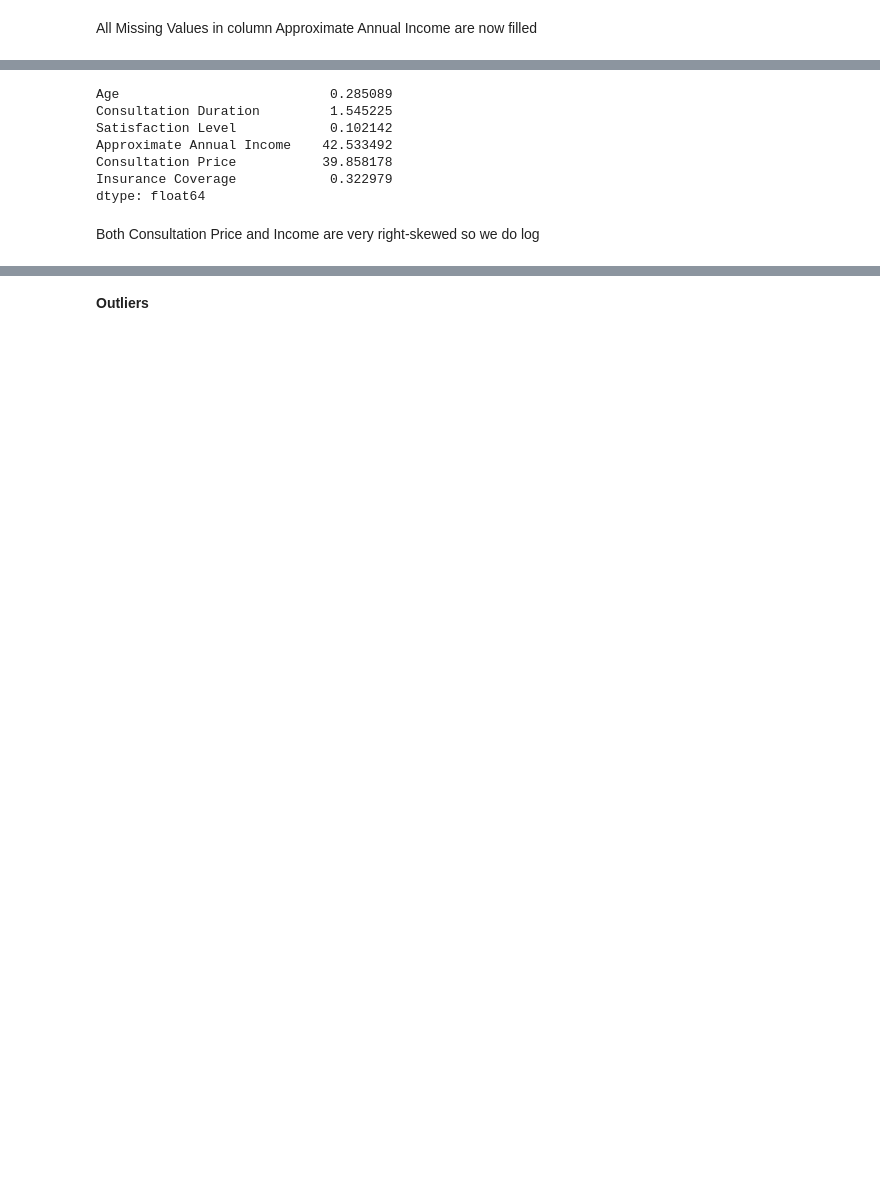
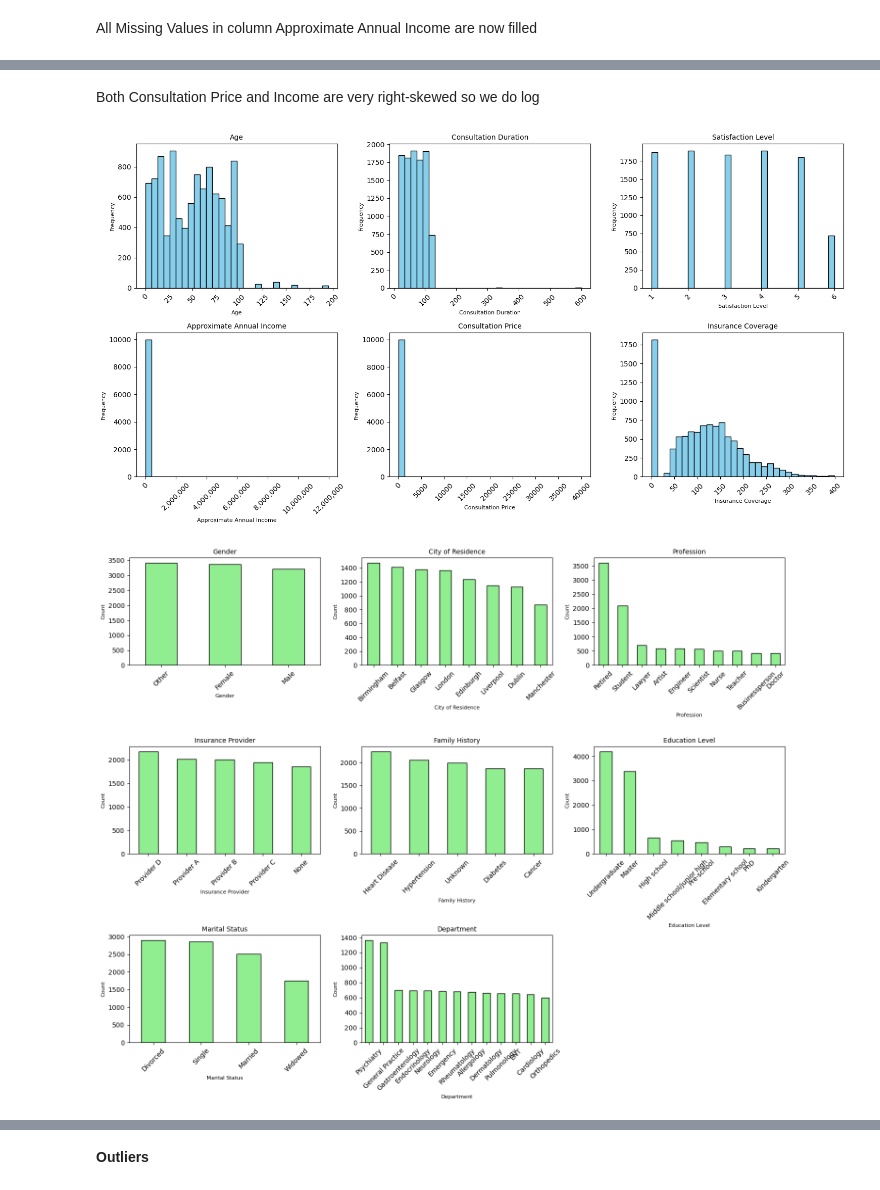
Before and after one commit to amdbsilva/pre-processing, a Jupyter notebook: projeto de datapreprocessing.ipynb, the cells around one changed output, grey strips where cells are left out. Saved outputs shown, nothing was run; the diff lists cells and outputs as text; code cells hidden in the pictures; blank space fills up the shorter version.

```diff
--- a/projeto de datapreprocessing.ipynb
+++ b/projeto de datapreprocessing.ipynb
@@ -716,13 +673,54 @@ plt.show()
-# %%
-skewness = data[numerical_features].astype('float64').skew()
-print(skewness)
-# %% [output]
-Age                           0.285089
-Consultation Duration         1.545225
-Satisfaction Level            0.102142
-Approximate Annual Income    42.533492
-Consultation Price           39.858178
-Insurance Coverage            0.322979
-dtype: float64
 # %% [markdown]
 Both Consultation Price and Income are very right-skewed so we do log
+# %%
+import math
+import matplotlib.ticker as mtick
+
+numerical_features = data.select_dtypes(include=['number']).columns
+num_cols = 3
+num_rows = math.ceil(len(numerical_features) / num_cols)
+
+fig, axes = plt.subplots(num_rows, num_cols, figsize=(num_cols * 5, num_rows * 4))
+axes = axes.flatten()
+
+for i, col in enumerate(numerical_features):
+    axes[i].hist(data[col].dropna(), bins=30, color='skyblue', edgecolor='black')
+    axes[i].set_title(f"{col}", fontsize=10)
+    axes[i].set_xlabel(col, fontsize=8)
+    axes[i].set_ylabel("Frequency", fontsize=8)
+    axes[i].tick_params(axis='x', rotation=45)
+
+
+    if col == 'Approximate Annual Income':
+        plt.sca(axes[i])
+        plt.gca().xaxis.set_major_formatter(mtick.StrMethodFormatter('{x:,.0f}'))
+
+for j in range(i + 1, len(axes)):
+    fig.delaxes(axes[j])
+
+plt.tight_layout()
+plt.show()
+
+categorical_features = data.select_dtypes(include=['object']).columns
+num_cols = 3
+num_rows = math.ceil(len(categorical_features) / num_cols)
+
+fig, axes = plt.subplots(num_rows, num_cols, figsize=(num_cols * 5, num_rows * 4))
+axes = axes.flatten()
+
+for i, col in enumerate(categorical_features):
+    data[col].value_counts().plot(kind='bar', ax=axes[i], color='lightgreen', edgecolor='black')
+    axes[i].set_title(f"{col}", fontsize=10)
+    axes[i].set_xlabel(col, fontsize=8)
+    axes[i].set_ylabel("Count", fontsize=8)
+    axes[i].tick_params(axis='x', rotation=45)
+
+
+for j in range(i + 1, len(axes)):
+    fig.delaxes(axes[j])
+
+plt.tight_layout()
+plt.show()
+# %% [output]
+[figure, added]
+[figure, added]
```
Also changed, not shown: parts of 17 cells of this notebook, 2 other files.
